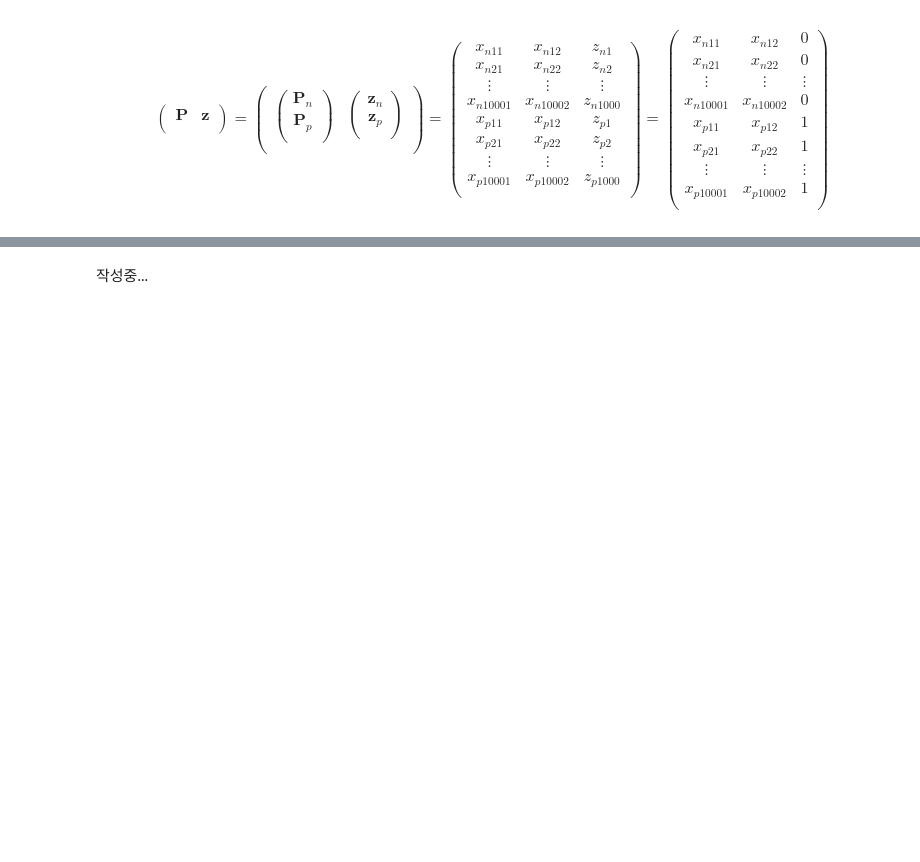
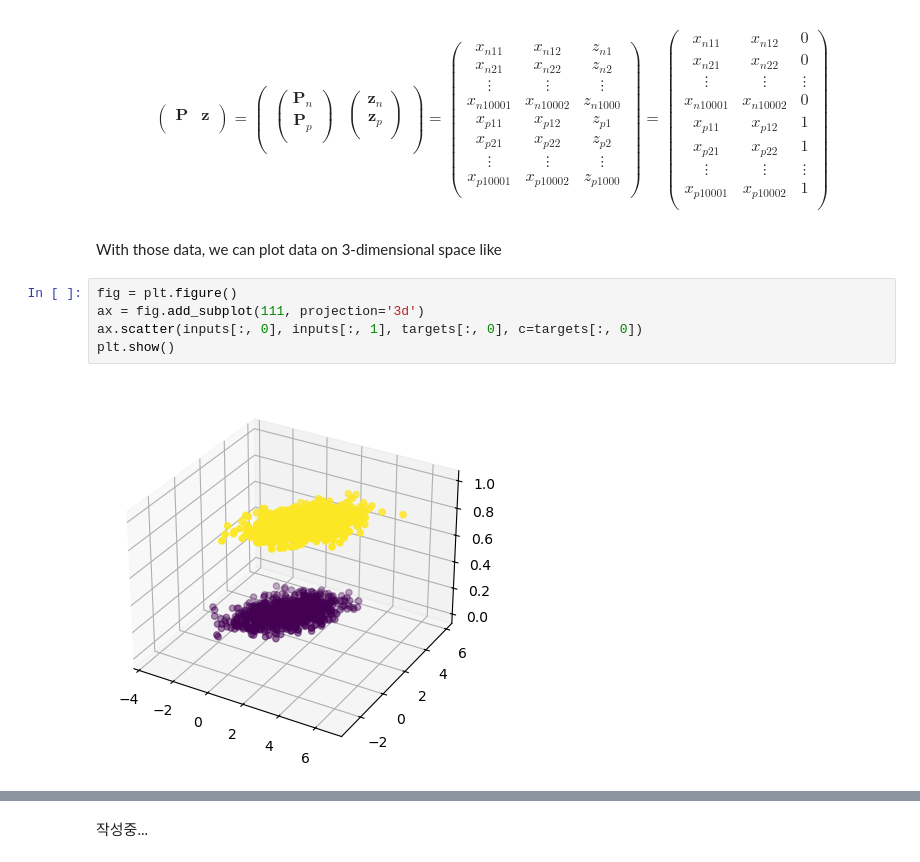
Before and after one commit to jeongho0715/test1, a Jupyter notebook: 20250327.ipynb, the cells around one changed output, grey strips where cells are left out. Saved outputs shown, nothing was run; the diff lists cells and outputs as text; blank space fills up the shorter version.

```diff
--- a/20250327.ipynb
+++ b/20250327.ipynb
@@ -273,3 +271,12 @@ targets = np.vstack((np.zeros((num_samples_per_class, 1), dtype="float32"),
 Finally, concatenate (12), (15) horizontally as
 # %% [markdown]
 $$\left(\begin{matrix}\mathbf{P}&\mathbf{z}\\\end{matrix}\right)=\left(\begin{matrix}\left(\begin{matrix}\mathbf{P} _n\\\mathbf{P} _p\\\end{matrix}\right)&\left(\begin{matrix}\mathbf{z}_n\\\mathbf{z}_p\\\end{matrix}\right)\\\end{matrix}\right)=\left(\begin{matrix}x_{n11}&x_{n12}&z_{n1}\\x_{n21}&x_{n22}&z_{n2}\\\vdots&\vdots&\vdots\\x_{n10001}&x_{n10002}&z_{n1000}\\x_{p11}&x_{p12}&z_{p1}\\x_{p21}&x_{p22}&z_{p2}\\\vdots&\vdots&\vdots\\x_{p10001}&x_{p10002}&z_{p1000}\\\end{matrix}\right)=\left(\begin{matrix}x_{n11}&x_{n12}&0\\x_{n21}&x_{n22}&0\\\vdots&\vdots&\vdots\\x_{n10001}&x_{n10002}&0\\x_{p11}&x_{p12}&1\\x_{p21}&x_{p22}&1\\\vdots&\vdots&\vdots\\x_{p10001}&x_{p10002}&1\\\end{matrix}\right)\tag{16}$$
+# %% [markdown]
+With those data, we can plot data on 3-dimensional space like
+# %%
+fig = plt.figure()
+ax = fig.add_subplot(111, projection='3d')
+ax.scatter(inputs[:, 0], inputs[:, 1], targets[:, 0], c=targets[:, 0])
+plt.show()
+# %% [output]
+[figure, added]
```
Also changed, not shown: parts of 3 cells of this notebook.
